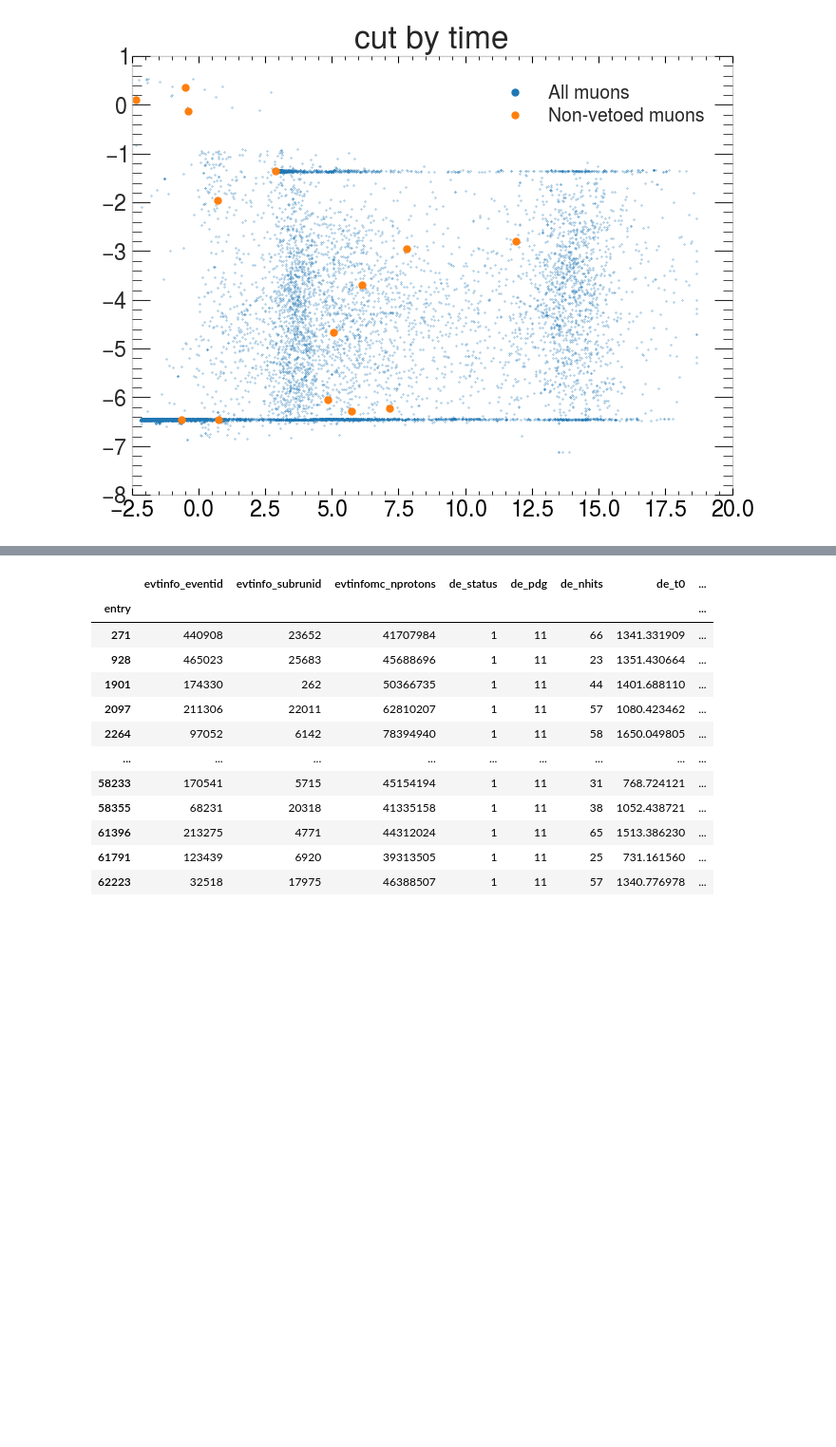
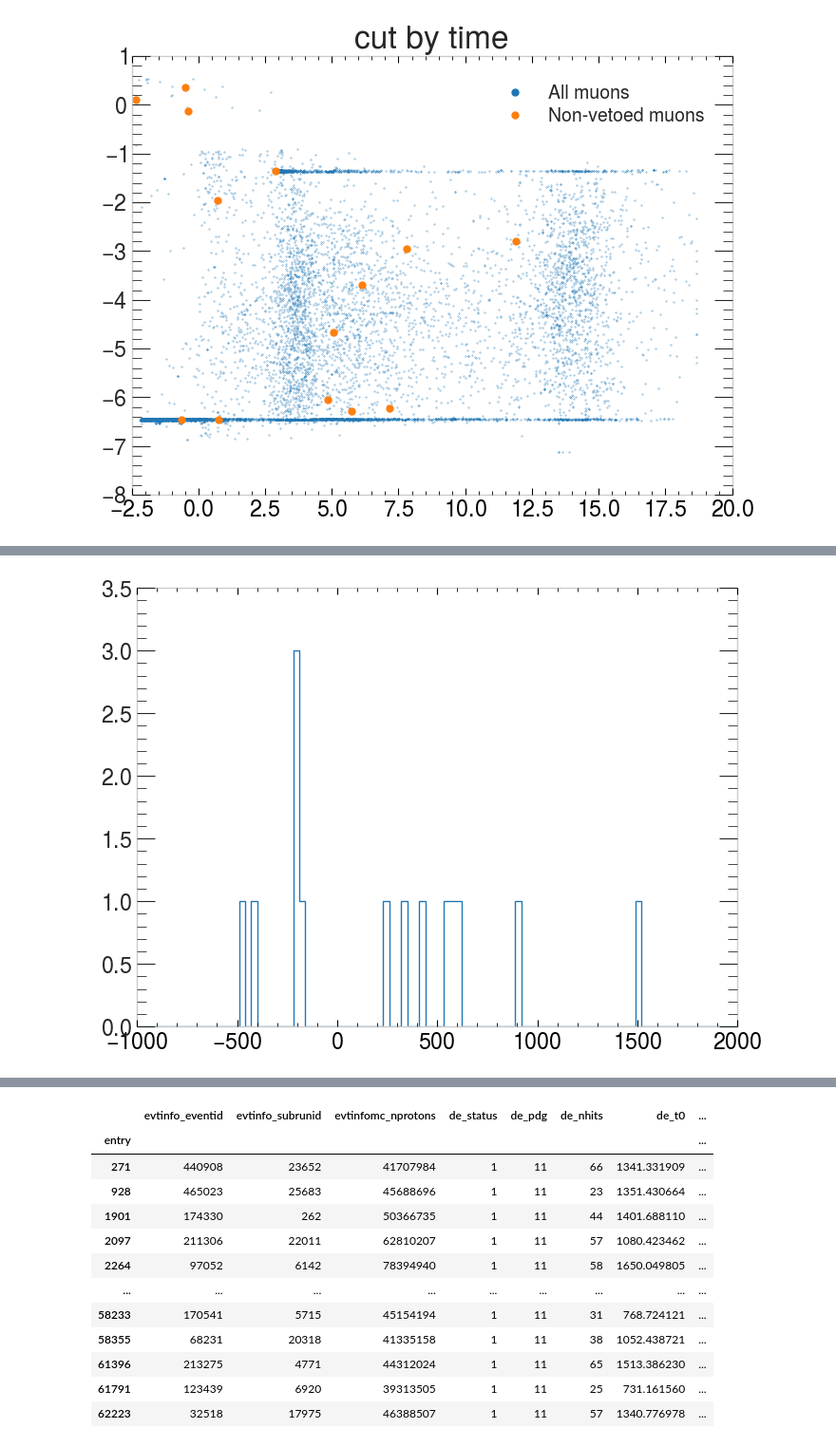
Before and after one commit to aamirkhanov/mu2e_crv, a Jupyter notebook: BackgroundEstimatorCRY5_v2.ipynb, the cells around one changed output, grey strips where cells are left out. Shown at 95% size. Drawn from its saved outputs; the diff is of its cells as text; code cells hidden in the pictures; blank space fills up the shorter version.

```diff
--- a/BackgroundEstimatorCRY5_v2.ipynb
+++ b/BackgroundEstimatorCRY5_v2.ipynb
@@ -365,0 +372,4 @@ dfCRY5.query(cut_tmp_time)
+# %%
+plt.hist(df.query(cut_tmp_time)['de_t0']-df.query(cut_tmp_time)['crvinfo_timeWindowStart'], range=(-1000, 2000), bins=100, histtype='step');
+# %% [output]
+[figure, added]
```
Also changed, not shown: parts of 5 cells of this notebook.
